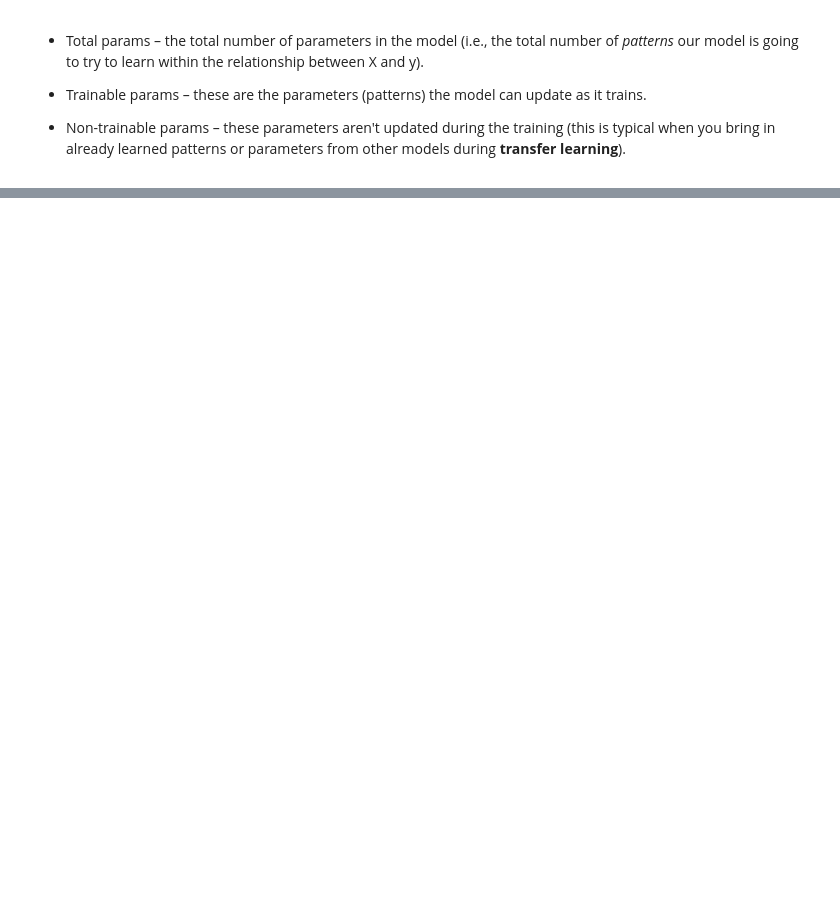
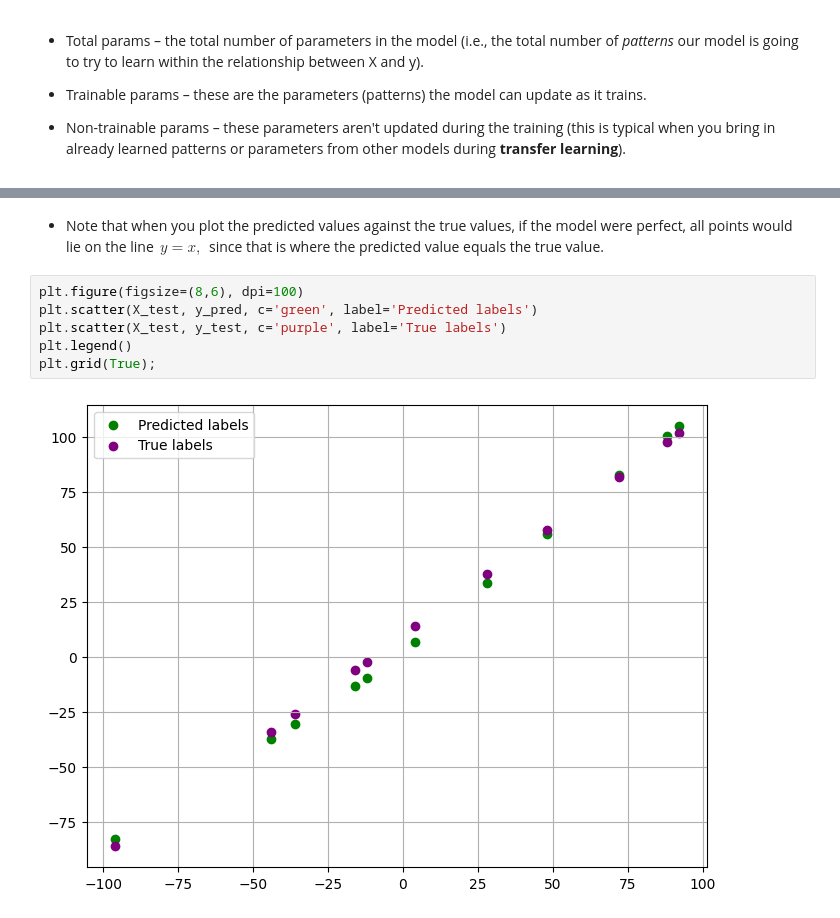
Before and after one commit to HerraKaava/tensorflow, a Jupyter notebook: NN-Regression/Basic_modelling.ipynb, the cells around one changed output, grey strips where cells are left out. Saved outputs shown, nothing was run; the diff lists cells and outputs as text; blank space fills up the shorter version.

```diff
--- a/NN-Regression/Basic_modelling.ipynb
+++ b/NN-Regression/Basic_modelling.ipynb
@@ -422,0 +529,10 @@ _________________________________________________________________
+# %% [markdown]
+* Note that when you plot the predicted values against the true values, if the model were perfect, all points would lie on the line $\, y=x, \,$ since that is where the predicted value equals the true value.
+# %%
+plt.figure(figsize=(8,6), dpi=100)
+plt.scatter(X_test, y_pred, c='green', label='Predicted labels')
+plt.scatter(X_test, y_test, c='purple', label='True labels')
+plt.legend()
+plt.grid(True);
+# %% [output]
+[figure, added]
```
Also changed, not shown: parts of 25 cells of this notebook.
